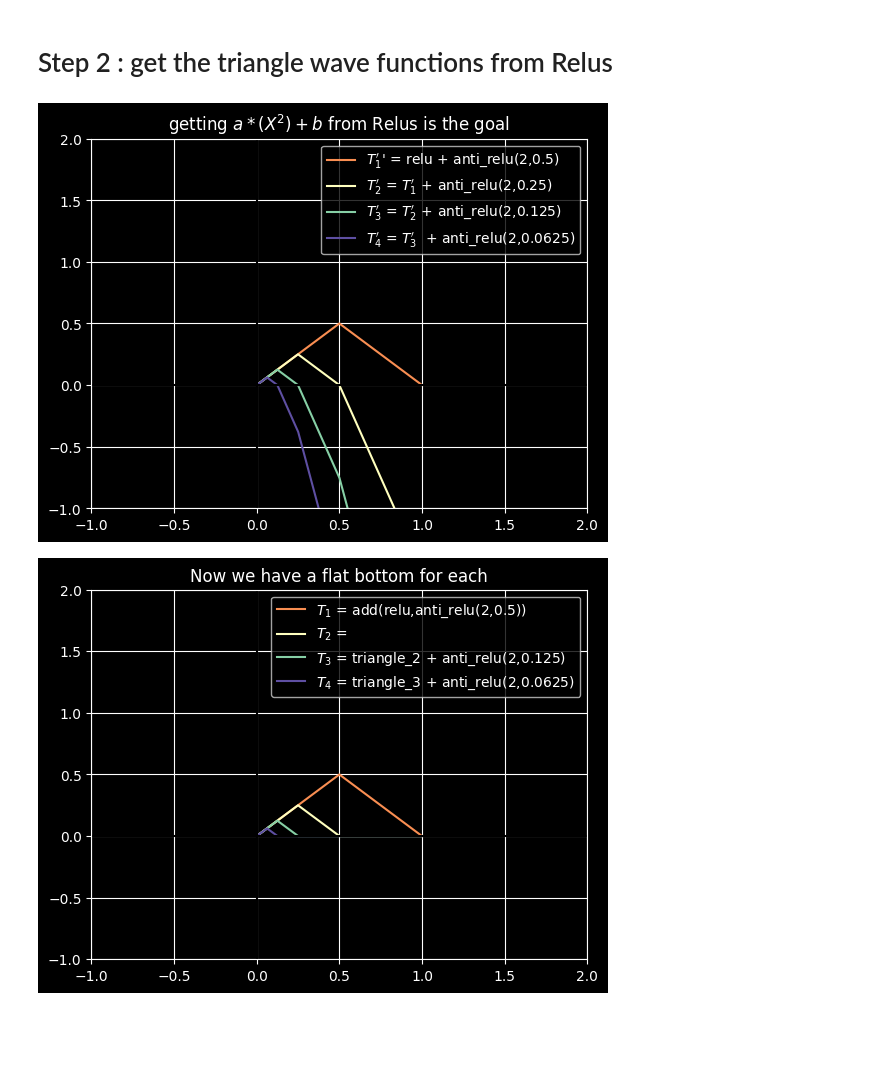
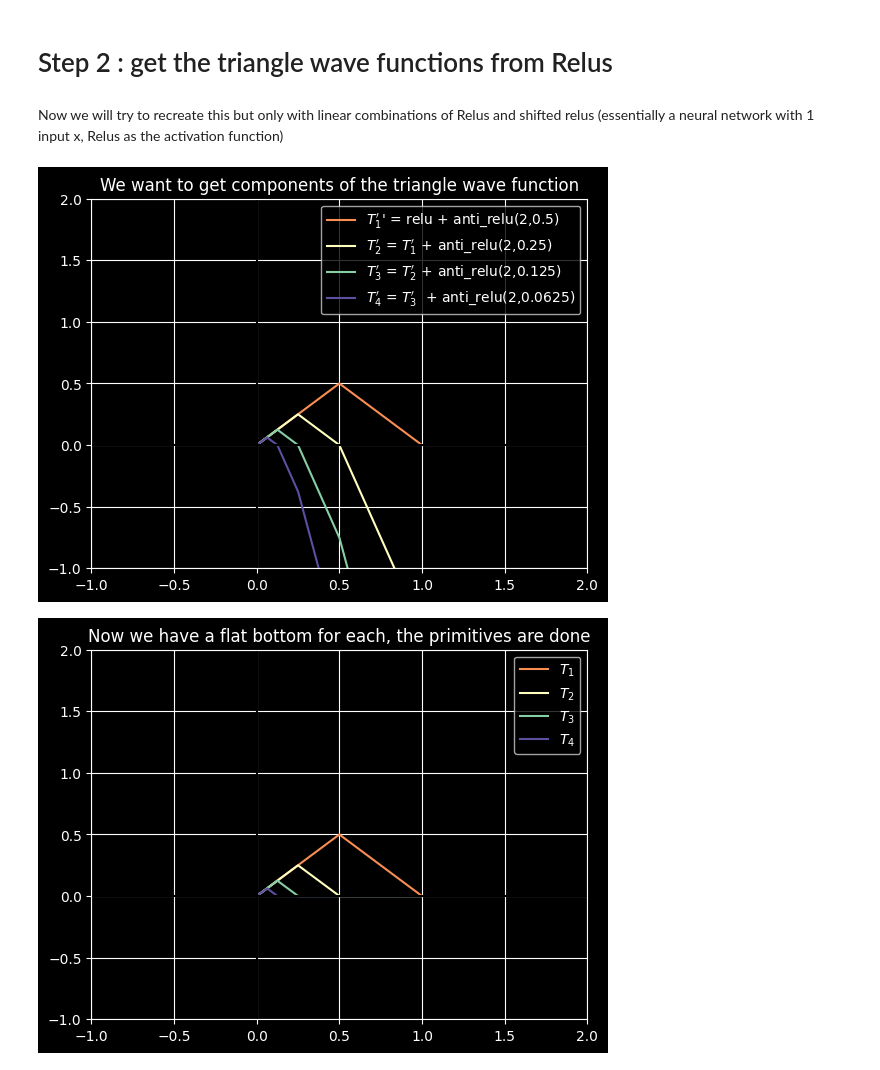
Before and after one commit to Hadrien-Cornier/cool-nn-stuff, a Jupyter notebook: polynomials_from_relus.ipynb, the cells around one changed output. Drawn from its saved outputs; the diff is of its cells as text; code cells hidden in the pictures; blank space fills up the shorter version.

Commit message:
obtained the triangle waves. need to scale and add them together and then create a neural network that represents $X^2$

```diff
--- a/polynomials_from_relus.ipynb
+++ b/polynomials_from_relus.ipynb
@@ -53,11 +68,10 @@ def takagi_piece(x: tg.Tensor, i: int) -> tg.Tensor:
 # %%
-color_cycle = matplotlib.colormaps["Spectral"]
 X=tg.Tensor.arange(0,1,0.001)
 prt = plot(X.numpy())
 prt(takagi(X,1).numpy(), "Takagi 1", color=color_cycle(0.0))
 prt(takagi(X,2).numpy(), "Takagi 2", color=color_cycle(0.25))
 prt(takagi(X,10).numpy(), "Takagi 10", color=color_cycle(0.5))
-plt_setup()
+plt_setup(title="summing the takagi pieces up to N=10, we get a parabola !")
 plt.legend(loc='best')
 plt.show()
 # %% [output]
@@ -65,5 +79,7 @@ plt.show()
 # %% [markdown]
 # Step 2 : get the triangle wave functions from Relus
+# %% [markdown]
+Now we will try to recreate this but only with linear combinations of Relus and shifted relus (essentially a neural network with 1 input x, Relus as the activation function)
 # %%
 # MOVEMENT OPERATIONS ON FUNCTIONS OF TENSOR TO TENSOR
 
@@ -107,57 +123,57 @@ X = Tensor.arange(0,1,0.001)
 # X.numpy() = relu(X).numpy()) # relu : the starting point
 
 # We cut in half the frist relu and create a triangle
-triangle_1 = add(relu,anti_relu(2,0.5))
+T_1_prime = add(relu,anti_relu(2,0.5))
 
-prt(triangle_1(X).numpy(), "$T_1^{\prime}$' = relu + anti_relu(2,0.5)", color=color_cycle(0.25))
+prt(T_1_prime(X).numpy(), "$T_1^{\prime}$' = relu + anti_relu(2,0.5)", color=color_cycle(0.25))
 
-triangle_2 = add(triangle_1,anti_relu(2,0.25))
+T_2_prime = add(T_1_prime,anti_relu(2,0.25))
 
-prt(triangle_2(X).numpy(), "$T_2^{\prime}$ = $T_1^{\prime}$ + anti_relu(2,0.25)", color=color_cycle(0.5))
+prt(T_2_prime(X).numpy(), "$T_2^{\prime}$ = $T_1^{\prime}$ + anti_relu(2,0.25)", color=color_cycle(0.5))
 
-triangle_3 = add(triangle_2,anti_relu(2,0.125))
+T_3_prime = add(T_2_prime,anti_relu(2,0.125))
 
-prt(triangle_3(X).numpy(), "$T_3^{\prime}$ = $T_2^{\prime}$ + anti_relu(2,0.125)", color=color_cycle(0.75))
+prt(T_3_prime(X).numpy(), "$T_3^{\prime}$ = $T_2^{\prime}$ + anti_relu(2,0.125)", color=color_cycle(0.75))
 
-triangle_4 = add(triangle_3,anti_relu(2,0.0625))
+T_4_prime = add(T_3_prime,anti_relu(2,0.0625))
 
-prt(triangle_4(X).numpy(), "$T_4^{\prime}$ = $T_3^{\prime}$  + anti_relu(2,0.0625)", color=color_cycle(1.0))
+prt(T_4_prime(X).numpy(), "$T_4^{\prime}$ = $T_3^{\prime}$  + anti_relu(2,0.0625)", color=color_cycle(1.0))
 
-plt_setup(xlim=(-1,2), ylim=(-1,2))
+plt_setup(xlim=(-1,2), ylim=(-1,2), title="We want to get components of the triangle wave function" )
 plt.legend(loc='best')
 plt.show()
 # %% [output]
-[figure, old version]
+[figure, new version]
 # %%
 # Now correct make the slope after we hit 0 to be 0 for all curves so we can compose them to get all triangle wave functions
 
 
 X = Tensor.arange(0,1,0.001)
 
 # X.numpy() = relu(X).numpy()) # relu : the starting point
 
 # We cut in half the frist relu and create a triangle
-triangle_1 = add(relu,anti_relu(2,0.5))
+T_1 = add(relu,anti_relu(2,0.5))
 
-prt(triangle_1(X).numpy(), "$T_1$", color=color_cycle(0.25))
+prt(T_1(X).numpy(), "$T_1$", color=color_cycle(0.25))
 
-triangle_2 = add(add(triangle_1,anti_relu(2,0.25)),mul(3,shift(0.5,relu)))
+T_2 = add(add(T_1,anti_relu(2,0.25)),mul(3,shift(0.5,relu)))
 
-prt(triangle_2(X).numpy(), "$T_2$", color=color_cycle(0.5))
+prt(T_2(X).numpy(), "$T_2$", color=color_cycle(0.5))
 
-triangle_3 = add(add(add(triangle_2,anti_relu(2,0.125)),mul(3,shift(0.25,relu))),mul(-1,shift(0.5,relu)))
+T_3 = add(add(add(T_2,anti_relu(2,0.125)),mul(3,shift(0.25,relu))),mul(-1,shift(0.5,relu)))
 
-prt(triangle_3(X).numpy(), "$T_3$", color=color_cycle(0.75))
+prt(T_3(X).numpy(), "$T_3$", color=color_cycle(0.75))
 
-triangle_4 = add(add(add(triangle_3,anti_relu(2,0.0625)),mul(3,shift(0.125,relu))),mul(-1,shift(0.25,relu)))
+T_4 = add(add(add(T_3,anti_relu(2,0.0625)),mul(3,shift(0.125,relu))),mul(-1,shift(0.25,relu)))
 
-prt(triangle_4(X).numpy(), "$T_4$", color=color_cycle(1.0))
+prt(T_4(X).numpy(), "$T_4$", color=color_cycle(1.0))
 
-plt_setup(xlim=(-1,2), ylim=(-1,2), title="Now we have a flat bottom for each" )
+plt_setup(xlim=(-1,2), ylim=(-1,2), title="Now we have a flat bottom for each, the primitives are done" )
 plt.legend(loc='best')
 plt.show()
 # %% [output]
-[figure, old version]
+[figure, new version]
 # %% [markdown]
 Now we have a primitive for the triangle wave function at every scale in the interval [0,1]
 
```
Also changed, not shown: parts of 6 cells of this notebook.
